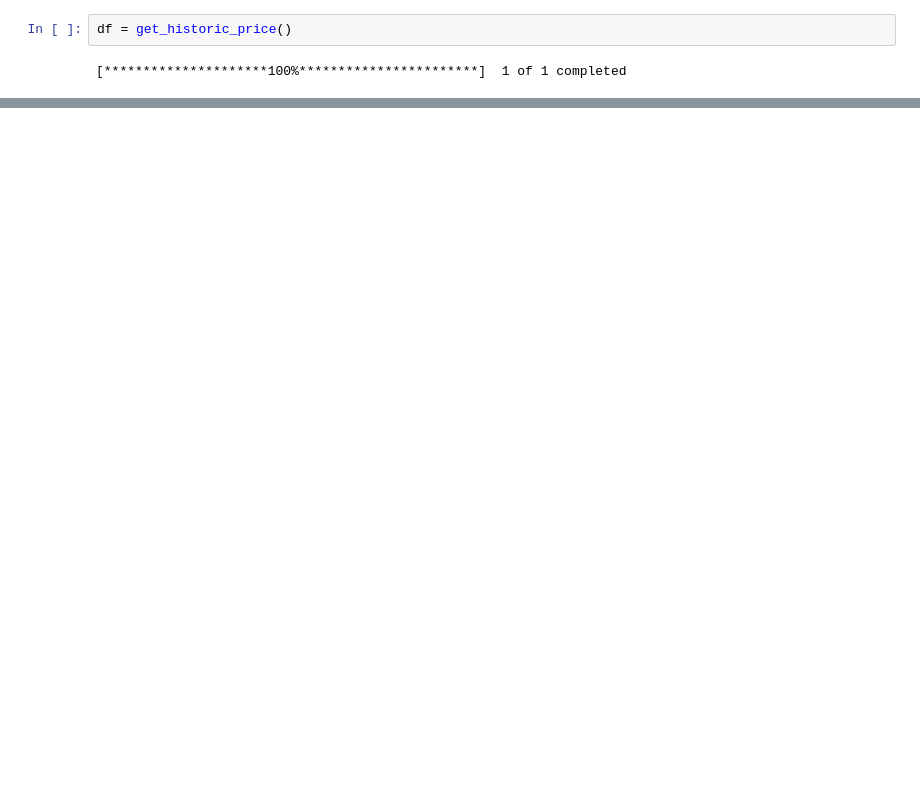
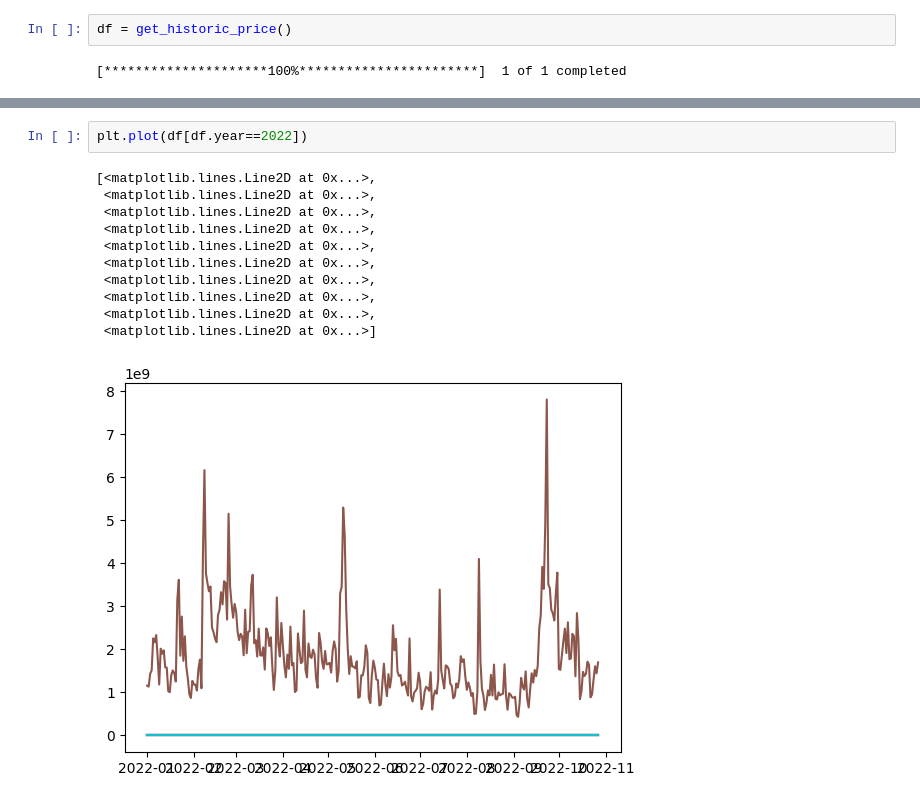
Before and after one commit to xlegicsinaustin/crypto-monitor, a Jupyter notebook: cryptomonitor/notebooks/historic data-ARIMA.ipynb, the cells around one changed output, grey strips where cells are left out. Drawn from its saved outputs; the diff is of its cells as text; blank space fills up the shorter version.

```diff
--- a/cryptomonitor/notebooks/historic data-ARIMA.ipynb
+++ b/cryptomonitor/notebooks/historic data-ARIMA.ipynb
@@ -56,0 +151,14 @@ plt.plot(df.Close)
+# %%
+plt.plot(df[df.year==2022])
+# %% [output]
+[<matplotlib.lines.Line2D at 0x...>,
+ <matplotlib.lines.Line2D at 0x...>,
+ <matplotlib.lines.Line2D at 0x...>,
+ <matplotlib.lines.Line2D at 0x...>,
+ <matplotlib.lines.Line2D at 0x...>,
+ <matplotlib.lines.Line2D at 0x...>,
+ <matplotlib.lines.Line2D at 0x...>,
+ <matplotlib.lines.Line2D at 0x...>,
+ <matplotlib.lines.Line2D at 0x...>,
+ <matplotlib.lines.Line2D at 0x...>]
+[figure, added]
```
Also changed, not shown: parts of 25 cells of this notebook.
